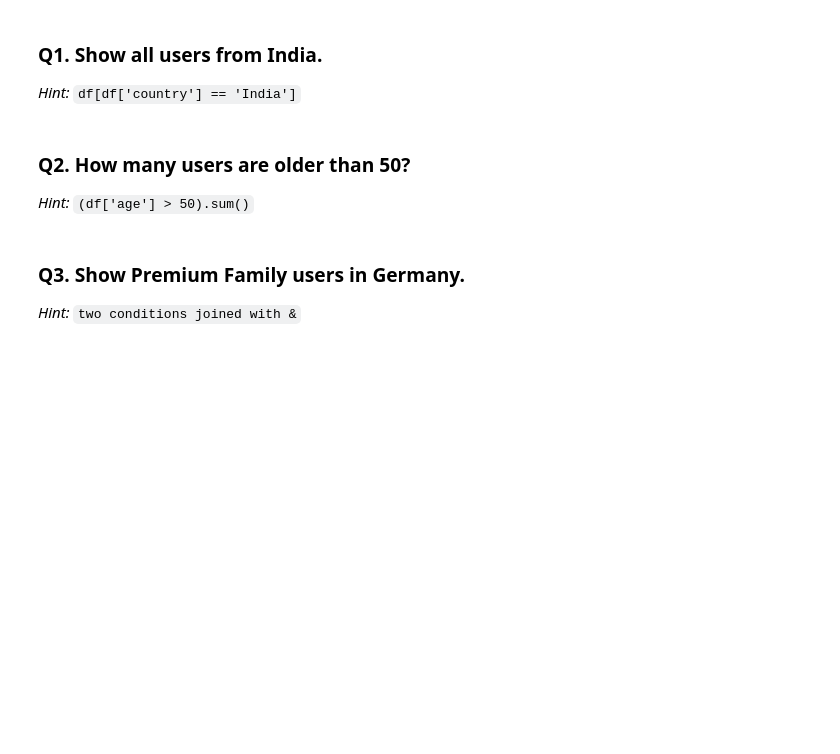
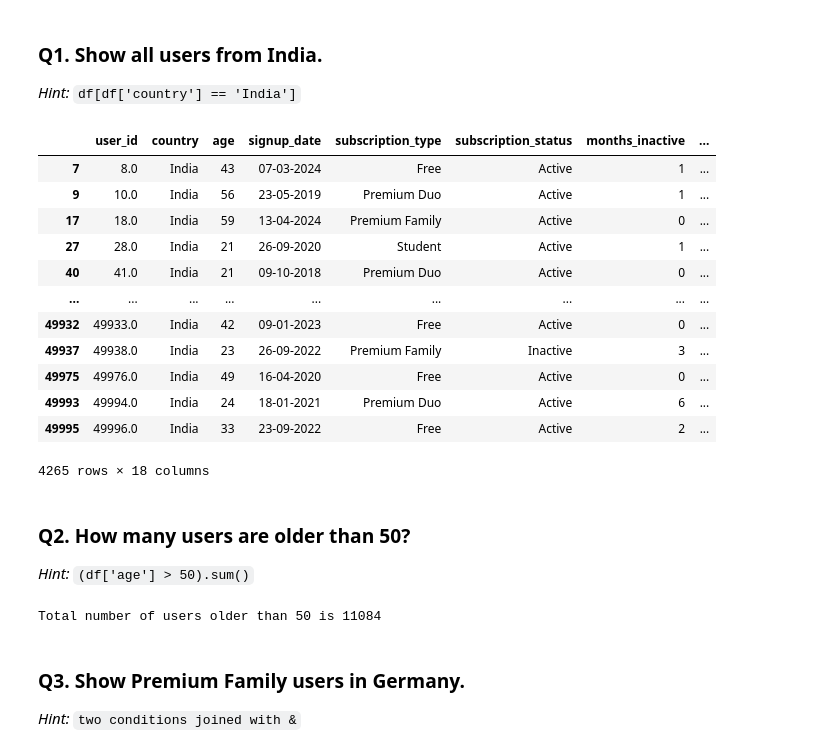
Before and after one commit to shiva3994/Python, a Jupyter notebook: Spotify_User_Behv/Day03_Filtering_Rows_with_Conditions_PRACTICE.ipynb, the cells around one changed output. Cells and saved outputs as stored; diff of their text form; code cells hidden in the pictures; blank space fills up the shorter version.

```diff
--- a/Spotify_User_Behv/Day03_Filtering_Rows_with_Conditions_PRACTICE.ipynb
+++ b/Spotify_User_Behv/Day03_Filtering_Rows_with_Conditions_PRACTICE.ipynb
@@ -70,10 +70,31 @@ df[['subscription_type','favorite_genre']].head(10)
 ### Q1. Show all users from India.
 
 *Hint:* `df[df['country'] == 'India']`
+# %%
+df[df['country']=='India']
+# %% [output]
+|  | user_id | country | age | signup_date | subscription_type | subscription_status | months_inactive | ... |
+| 7 | 8.0 | India | 43 | 07-03-2024 | Free | Active | 1 | ... |
+| 9 | 10.0 | India | 56 | 23-05-2019 | Premium Duo | Active | 1 | ... |
+| 17 | 18.0 | India | 59 | 13-04-2024 | Premium Family | Active | 0 | ... |
+| 27 | 28.0 | India | 21 | 26-09-2020 | Student | Active | 1 | ... |
+| 40 | 41.0 | India | 21 | 09-10-2018 | Premium Duo | Active | 0 | ... |
+| ... | ... | ... | ... | ... | ... | ... | ... | ... |
+| 49932 | 49933.0 | India | 42 | 09-01-2023 | Free | Active | 0 | ... |
+| 49937 | 49938.0 | India | 23 | 26-09-2022 | Premium Family | Inactive | 3 | ... |
+| 49975 | 49976.0 | India | 49 | 16-04-2020 | Free | Active | 0 | ... |
+| 49993 | 49994.0 | India | 24 | 18-01-2021 | Premium Duo | Active | 6 | ... |
+| 49995 | 49996.0 | India | 33 | 23-09-2022 | Free | Active | 2 | ... |
+4265 rows × 18 columns
 # %% [markdown]
 ### Q2. How many users are older than 50?
 
 *Hint:* `(df['age'] > 50).sum()`
+# %%
+older_than50 = (df['age'] > 50).sum()
+print('Total number of users older than 50 is',older_than50)
+# %% [output]
+Total number of users older than 50 is 11084
 # %% [markdown]
 ### Q3. Show Premium Family users in Germany.
 
```
